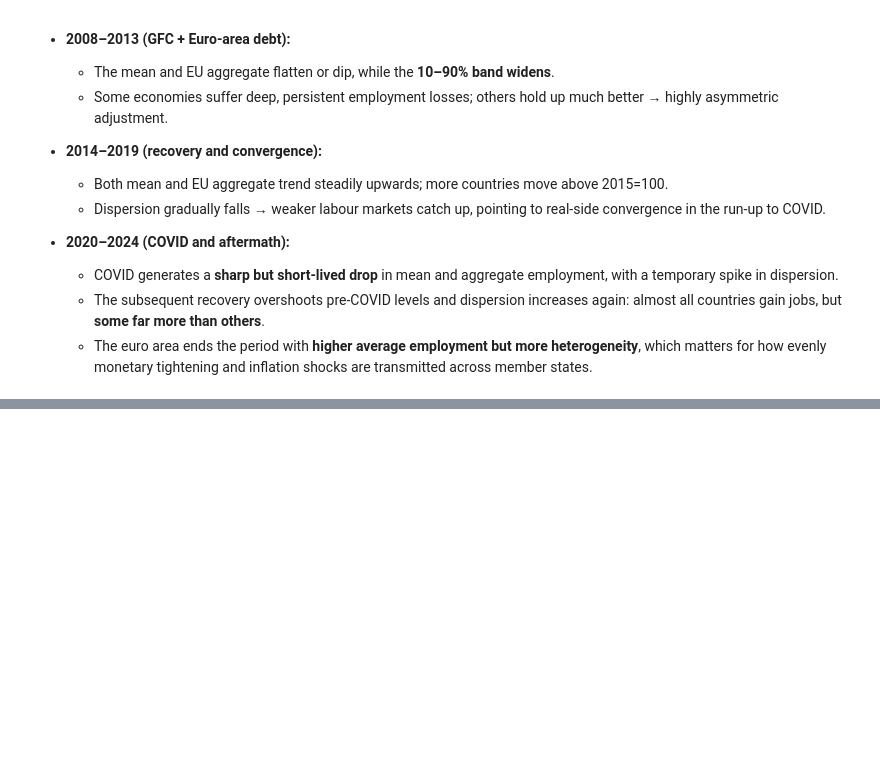
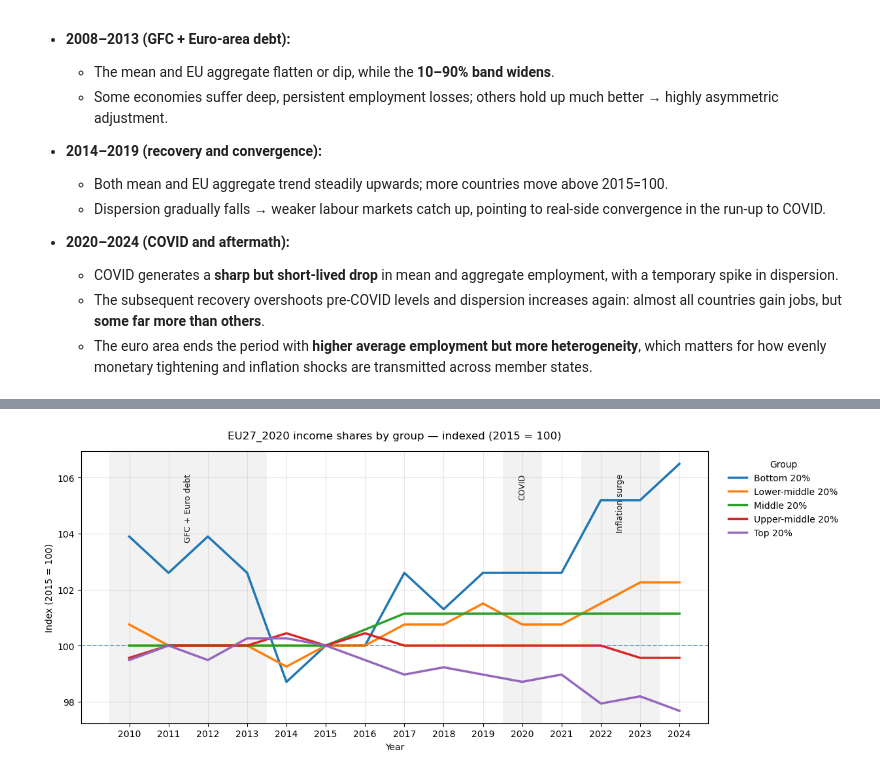
Before and after one commit to princebhanusteta/euro-macro-inflation-income, a Jupyter notebook: notebooks/03_eda_macro.ipynb, the cells around one changed output, grey strips where cells are left out. Saved outputs shown, nothing was run; the diff lists cells and outputs as text; code cells hidden in the pictures; blank space fills up the shorter version.

```diff
--- a/notebooks/03_eda_macro.ipynb
+++ b/notebooks/03_eda_macro.ipynb
@@ -1437,0 +1621,60 @@ Saved dispersion figure to: /Users/princebhanusteta/Documents/Projects/euro-macr
+# %%
+# --- Q4.4b EU27_2020 all groups (2015=100) + crisis windows (labels inside bands) ---
+
+EU_GEO = "EU27_2020"
+BASE_YEAR = 2015
+groups = ["Bottom 20%", "Lower-middle 20%", "Middle 20%", "Upper-middle 20%", "Top 20%"]
+
+eu_long = (
+    annual_g_ok.loc[(annual_g_ok["geo"] == EU_GEO) & (annual_g_ok["group5"].isin(groups)),
+                    ["year", "group5", "share_pct"]]
+    .sort_values(["group5", "year"])
+)
+
+base = (
+    eu_long.loc[eu_long["year"] == BASE_YEAR, ["group5", "share_pct"]]
+          .rename(columns={"share_pct": "base_share"})
+)
+eu_long = eu_long.merge(base, on="group5", how="left")
+eu_long["index_2015"] = (eu_long["share_pct"] / eu_long["base_share"]) * 100
+eu_w = eu_long.pivot(index="year", columns="group5", values="index_2015").sort_index()
+
+crises = [
+    ("GFC + Euro debt", 2010, 2013),
+    ("COVID", 2020,2020),
+    ("Inflation surge", 2022, 2023),
+]
+
+fig, ax = plt.subplots(figsize=(12.5, 5.2))
+
+# Plot lines first (so we can compute y-limits before placing labels)
+for g in groups:
+    ax.plot(eu_w.index, eu_w[g], linewidth=2.5, label=g)
+
+ax.axhline(100, linestyle="--", linewidth=1.2, alpha=0.7)
+
+# Set title with a bit of padding (keeps top clean)
+ax.set_title("EU27_2020 income shares by group — indexed (2015 = 100)", pad=14)
+ax.set_xlabel("Year")
+ax.set_ylabel("Index (2015 = 100)")
+ax.grid(True, alpha=0.3)
+
+# Crisis shading + vertical labels INSIDE shaded area (like your reference chart)
+ymin, ymax = ax.get_ylim()
+y_text = ymin + 0.92 * (ymax - ymin)  # near top but inside plot
+
+for label, y0, y1 in crises:
+    ax.axvspan(y0 - 0.5, y1 + 0.5, alpha=0.10, color="grey", linewidth=0)
+    ax.text((y0 + y1) / 2, y_text, label,
+            ha="center", va="top", rotation=90, fontsize=9, alpha=0.9)
+
+# Clean x ticks (annual)
+ax.set_xticks(eu_w.index)
+
+# Legend outside, no frame
+ax.legend(loc="upper left", bbox_to_anchor=(1.02, 1.0), frameon=False, title="Group")
+
+plt.tight_layout()
+plt.show()
+# %% [output]
+[figure, added]
```
Also changed, not shown: parts of 29 cells of this notebook, 19 other files.
